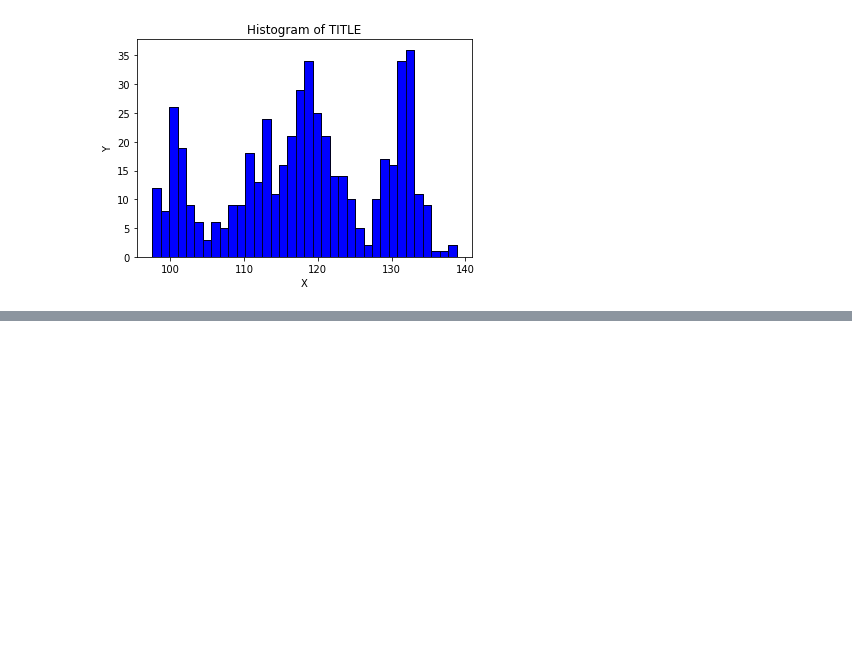
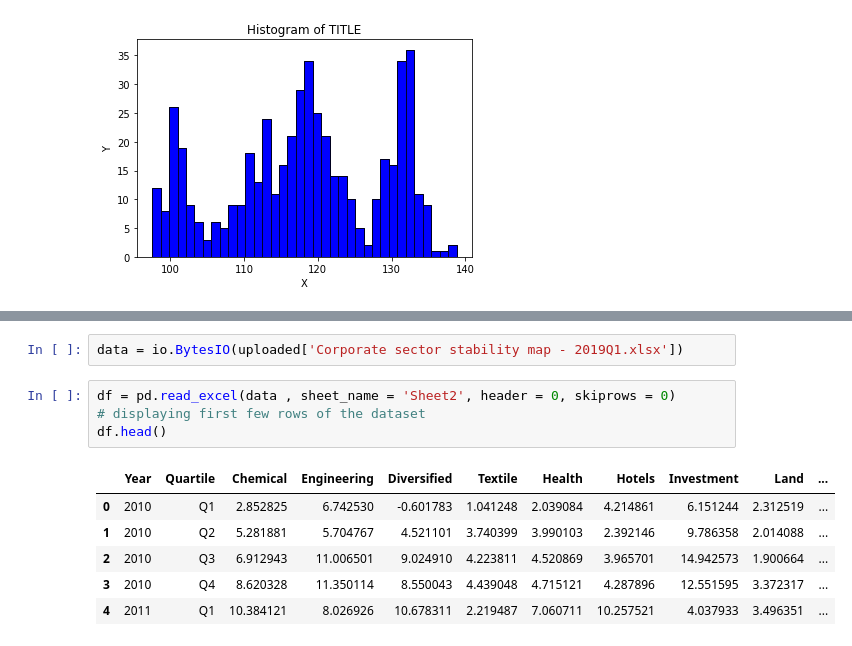
Before and after one commit to hatkanchana/FinanceCBSL, a Jupyter notebook: Colab's_New_Code_Editor.ipynb, the cells around one changed output, grey strips where cells are left out. Saved outputs shown, nothing was run; the diff lists cells and outputs as text; blank space fills up the shorter version.

```diff
--- a/Colab's_New_Code_Editor.ipynb
+++ b/Colab's_New_Code_Editor.ipynb
@@ -206,0 +238,13 @@ Text(0, 0.5, 'Y')
+# %%
+data = io.BytesIO(uploaded['Corporate sector stability map - 2019Q1.xlsx'])
+# %%
+df = pd.read_excel(data , sheet_name = 'Sheet2', header = 0, skiprows = 0)
+# displaying first few rows of the dataset
+df.head()
+# %% [output]
+|  | Year | Quartile | Chemical | Engineering | Diversified | Textile | Health | Hotels | Investment | Land | ... |
+| 0 | 2010 | Q1 | 2.852825 | 6.742530 | -0.601783 | 1.041248 | 2.039084 | 4.214861 | 6.151244 | 2.312519 | ... |
+| 1 | 2010 | Q2 | 5.281881 | 5.704767 | 4.521101 | 3.740399 | 3.990103 | 2.392146 | 9.786358 | 2.014088 | ... |
+| 2 | 2010 | Q3 | 6.912943 | 11.006501 | 9.024910 | 4.223811 | 4.520869 | 3.965701 | 14.942573 | 1.900664 | ... |
+| 3 | 2010 | Q4 | 8.620328 | 11.350114 | 8.550043 | 4.439048 | 4.715121 | 4.287896 | 12.551595 | 3.372317 | ... |
+| 4 | 2011 | Q1 | 10.384121 | 8.026926 | 10.678311 | 2.219487 | 7.060711 | 10.257521 | 4.037933 | 3.496351 | ... |
```
Also changed, not shown: parts of 6 cells of this notebook.
